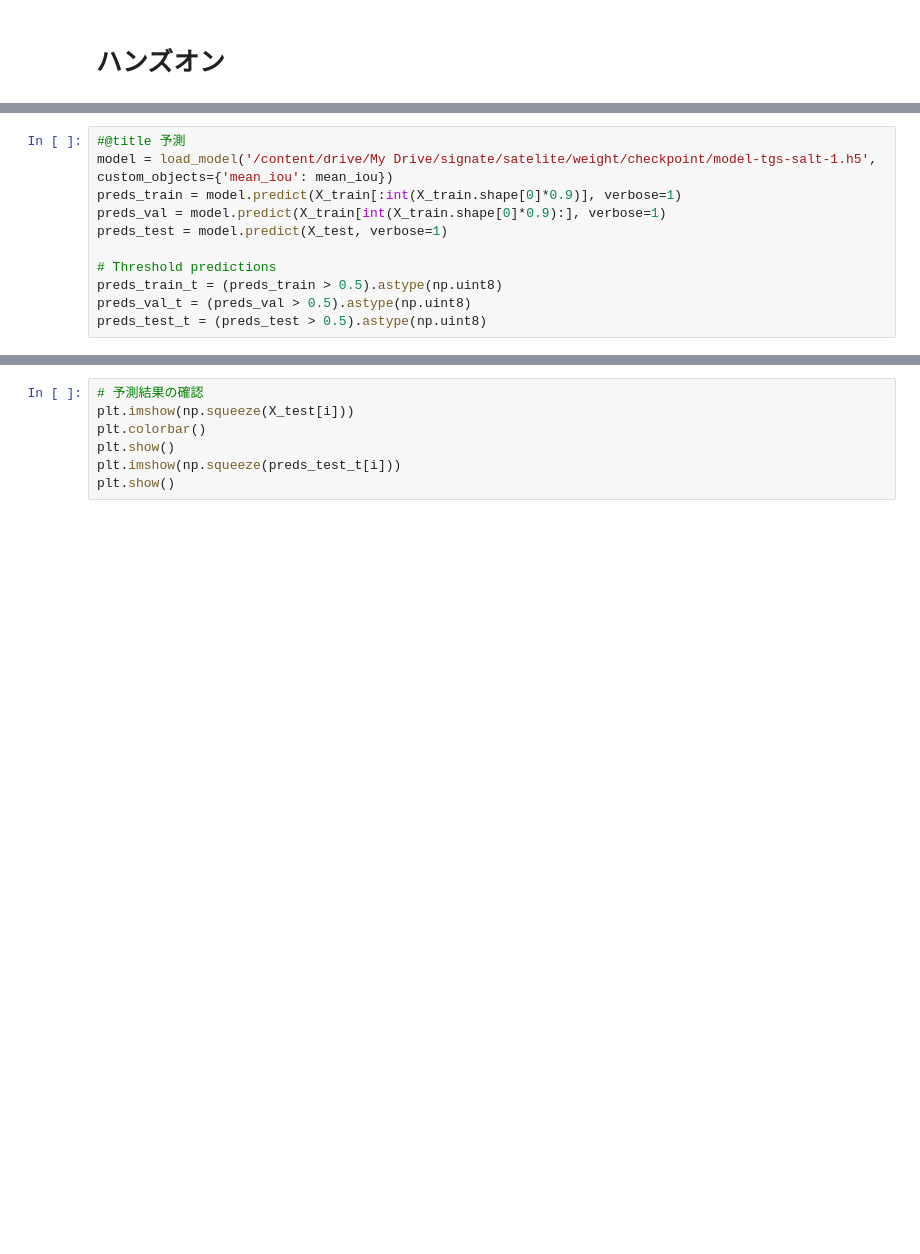
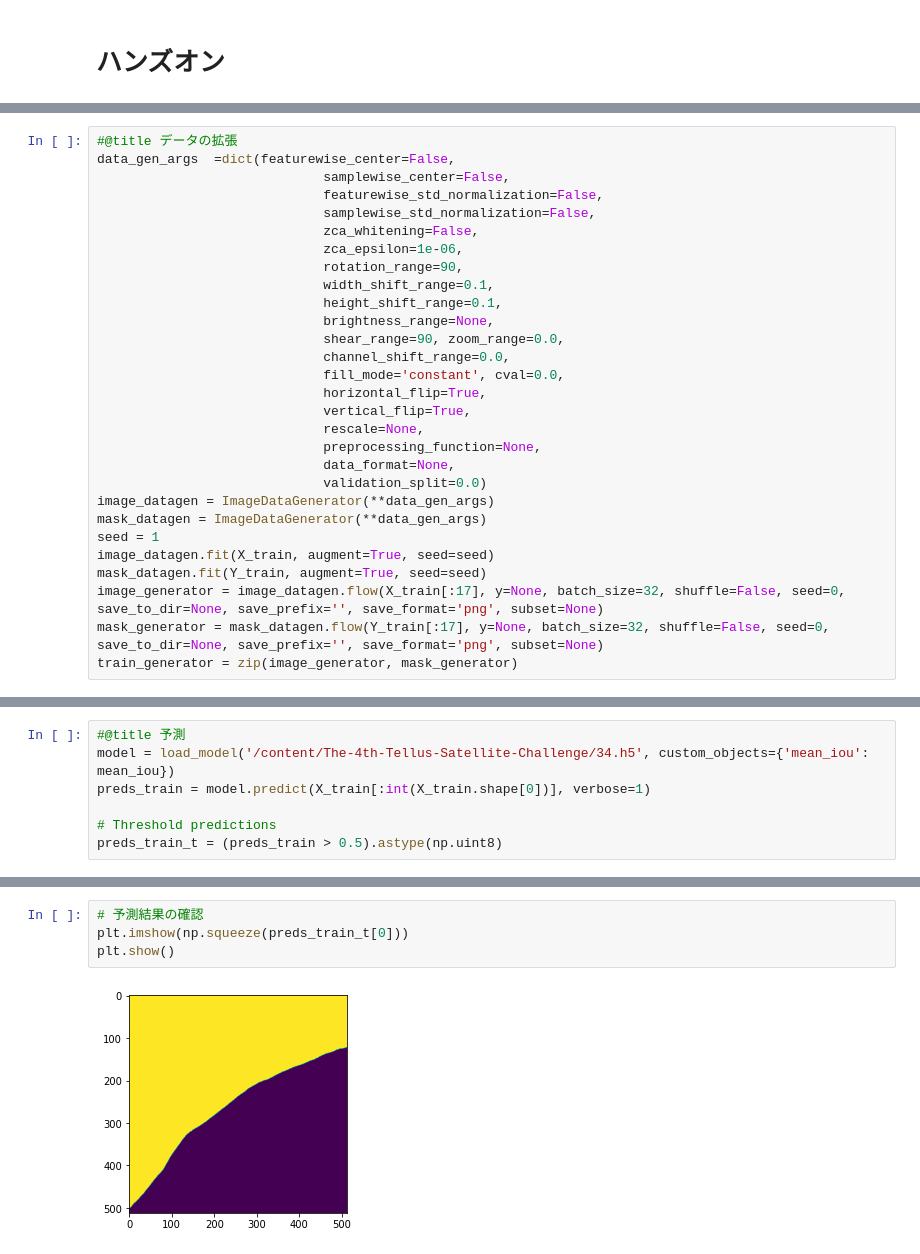
Before and after one commit to ydaigo/The-4th-Tellus-Satellite-Challenge, a Jupyter notebook: HAIM勉強会12月19日.ipynb, the cells around one changed output, grey strips where cells are left out. Saved outputs shown, nothing was run; the diff lists cells and outputs as text; blank space fills up the shorter version.

```diff
--- a/HAIM勉強会12月19日.ipynb
+++ b/HAIM勉強会12月19日.ipynb
@@ -247,3 +241,32 @@ NameError: ignored
+# %%
+#@title データの拡張
+data_gen_args  =dict(featurewise_center=False,
+                             samplewise_center=False,
+                             featurewise_std_normalization=False,
+                             samplewise_std_normalization=False,
+                             zca_whitening=False,
+                             zca_epsilon=1e-06,
+                             rotation_range=90,
+                             width_shift_range=0.1,
+                             height_shift_range=0.1,
+                             brightness_range=None,
+                             shear_range=90, zoom_range=0.0,
+                             channel_shift_range=0.0,
+                             fill_mode='constant', cval=0.0,
+                             horizontal_flip=True,
+                             vertical_flip=True,
+                             rescale=None,
+                             preprocessing_function=None,
+                             data_format=None,
+                             validation_split=0.0)
+image_datagen = ImageDataGenerator(**data_gen_args)
+mask_datagen = ImageDataGenerator(**data_gen_args)
+seed = 1
+image_datagen.fit(X_train, augment=True, seed=seed)
+mask_datagen.fit(Y_train, augment=True, seed=seed)
+image_generator = image_datagen.flow(X_train[:17], y=None, batch_size=32, shuffle=False, seed=0, save_to_dir=None, save_prefix='', save_format='png', subset=None)
+mask_generator = mask_datagen.flow(Y_train[:17], y=None, batch_size=32, shuffle=False, seed=0, save_to_dir=None, save_prefix='', save_format='png', subset=None)
+train_generator = zip(image_generator, mask_generator)
 # %%
 #@title モデル
 # Define IoU metric
@@ -320,11 +364,7 @@ results = model.fit_generator(train_generator, validation_data=(X_train[17:],Y_t
 # %%
 #@title 予測
-model = load_model('/content/drive/My Drive/signate/satelite/weight/checkpoint/model-tgs-salt-1.h5', custom_objects={'mean_iou': mean_iou})
-preds_train = model.predict(X_train[:int(X_train.shape[0]*0.9)], verbose=1)
-preds_val = model.predict(X_train[int(X_train.shape[0]*0.9):], verbose=1)
-preds_test = model.predict(X_test, verbose=1)
+model = load_model('/content/The-4th-Tellus-Satellite-Challenge/34.h5', custom_objects={'mean_iou': mean_iou})
+preds_train = model.predict(X_train[:int(X_train.shape[0])], verbose=1)
 
 # Threshold predictions
 preds_train_t = (preds_train > 0.5).astype(np.uint8)
-preds_val_t = (preds_val > 0.5).astype(np.uint8)
-preds_test_t = (preds_test > 0.5).astype(np.uint8)
@@ -331,7 +373,6 @@ preds_test_t = (preds_test > 0.5).astype(np.uint8)
 # %%
 # 予測結果の確認
-plt.imshow(np.squeeze(X_test[i]))
-plt.colorbar()
+plt.imshow(np.squeeze(preds_train_t[0]))
 plt.show()
-plt.imshow(np.squeeze(preds_test_t[i]))
-plt.show()
+# %% [output]
+[figure, added]
```
Also changed, not shown: parts of 6 cells of this notebook.
